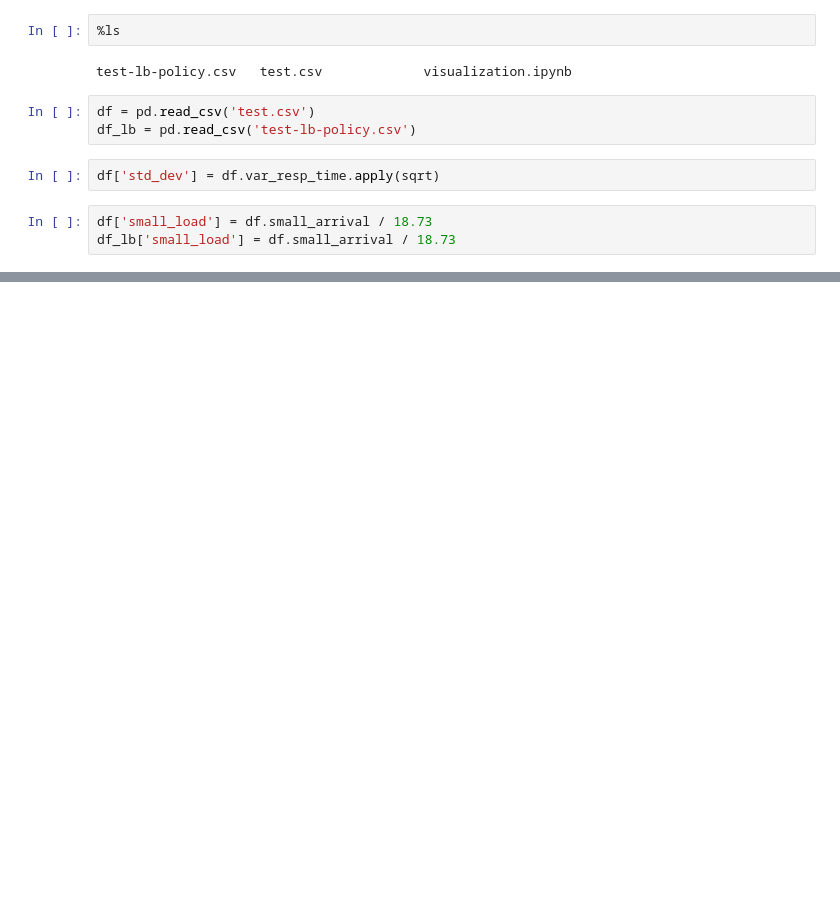
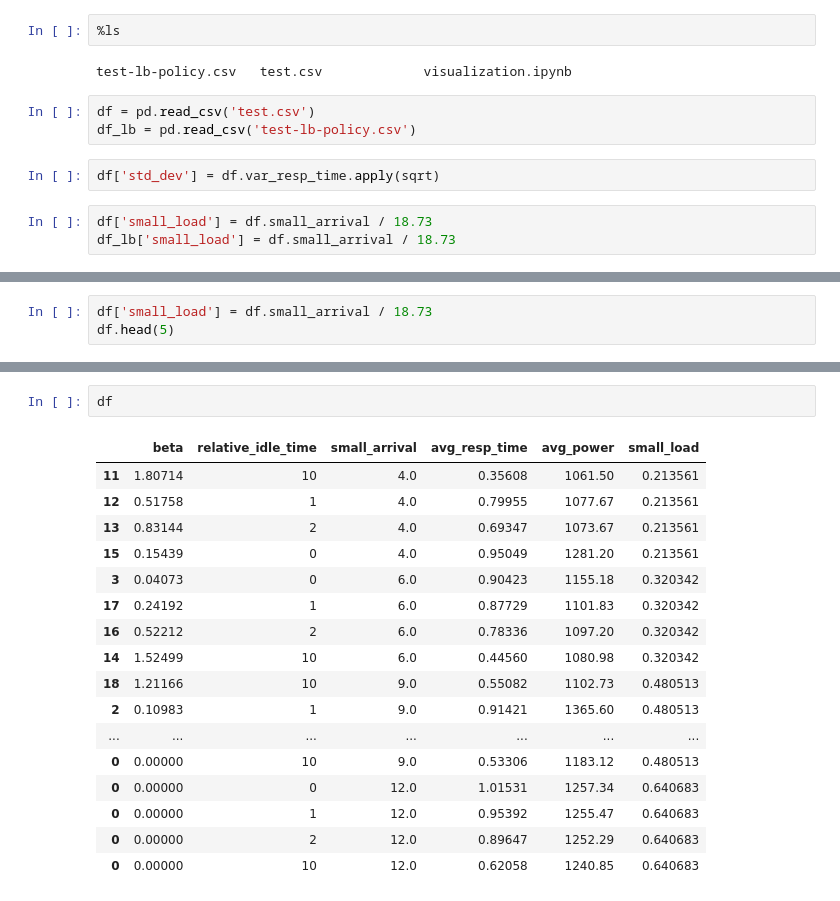
Before and after one commit to mEyob/load-balancing-5G-hetnet, a Jupyter notebook: simulator/data/visualization.ipynb, the cells around one changed output, grey strips where cells are left out. Cells and saved outputs as stored; diff of their text form; blank space fills up the shorter version.

```diff
--- a/simulator/data/visualization.ipynb
+++ b/simulator/data/visualization.ipynb
@@ -100,0 +163,3 @@ int(sma)
+# %%
+df['small_load'] = df.small_arrival / 18.73
+df.head(5)
@@ -100,0 +264,20 @@ int(sma)
+# %%
+df
+# %% [output]
+|  | beta | relative_idle_time | small_arrival | avg_resp_time | avg_power | small_load |
+| 11 | 1.80714 | 10 | 4.0 | 0.35608 | 1061.50 | 0.213561 |
+| 12 | 0.51758 | 1 | 4.0 | 0.79955 | 1077.67 | 0.213561 |
+| 13 | 0.83144 | 2 | 4.0 | 0.69347 | 1073.67 | 0.213561 |
+| 15 | 0.15439 | 0 | 4.0 | 0.95049 | 1281.20 | 0.213561 |
+| 3 | 0.04073 | 0 | 6.0 | 0.90423 | 1155.18 | 0.320342 |
+| 17 | 0.24192 | 1 | 6.0 | 0.87729 | 1101.83 | 0.320342 |
+| 16 | 0.52212 | 2 | 6.0 | 0.78336 | 1097.20 | 0.320342 |
+| 14 | 1.52499 | 10 | 6.0 | 0.44560 | 1080.98 | 0.320342 |
+| 18 | 1.21166 | 10 | 9.0 | 0.55082 | 1102.73 | 0.480513 |
+| 2 | 0.10983 | 1 | 9.0 | 0.91421 | 1365.60 | 0.480513 |
+| ... | ... | ... | ... | ... | ... | ... |
+| 0 | 0.00000 | 10 | 9.0 | 0.53306 | 1183.12 | 0.480513 |
+| 0 | 0.00000 | 0 | 12.0 | 1.01531 | 1257.34 | 0.640683 |
+| 0 | 0.00000 | 1 | 12.0 | 0.95392 | 1255.47 | 0.640683 |
+| 0 | 0.00000 | 2 | 12.0 | 0.89647 | 1252.29 | 0.640683 |
+| 0 | 0.00000 | 10 | 12.0 | 0.62058 | 1240.85 | 0.640683 |
```
Also changed, not shown: parts of 22 cells of this notebook, 33 other files.
